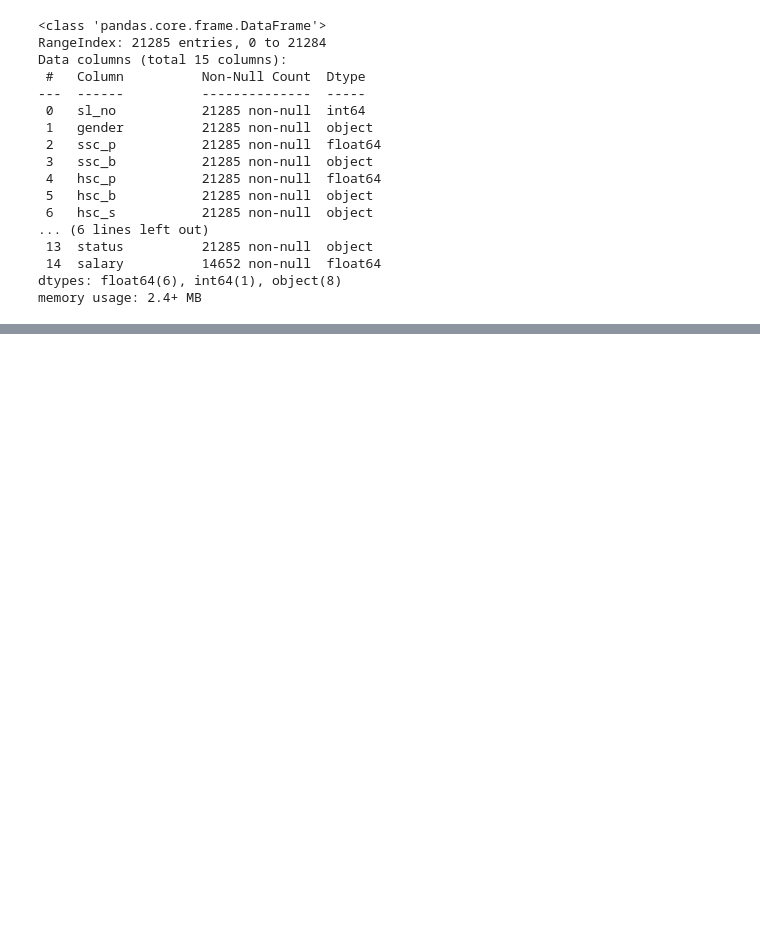
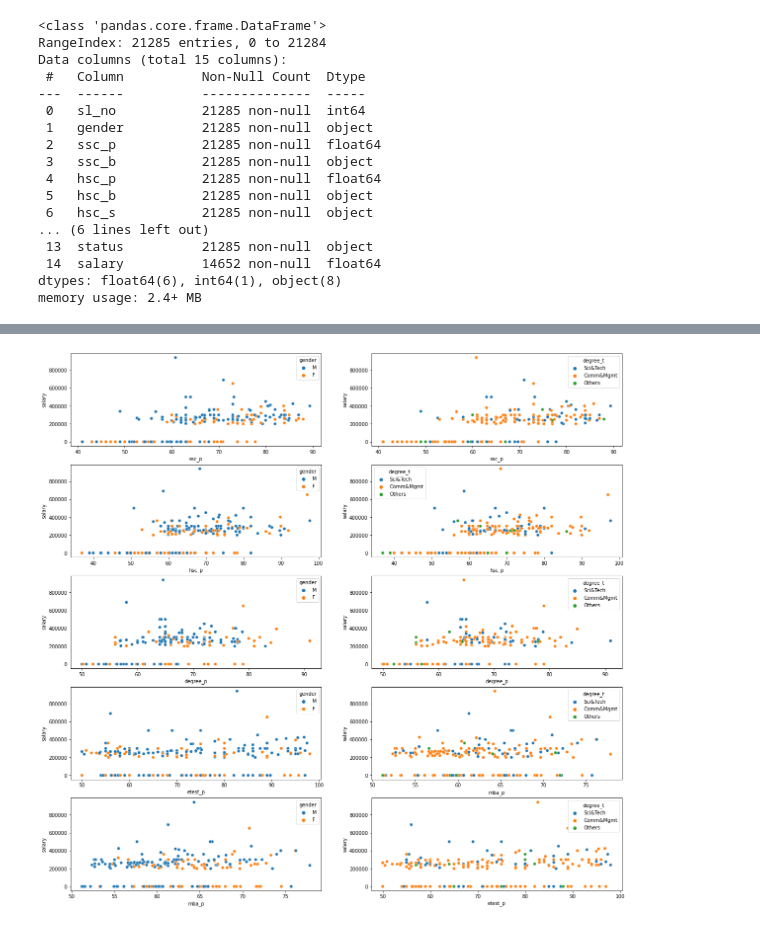
Before and after one commit to 1407arjun/Placement-Data-Visualization, a Jupyter notebook: data_Vis.ipynb, the cells around one changed output, grey strips where cells are left out. Drawn from its saved outputs; the diff is of its cells as text; code cells hidden in the pictures; blank space fills up the shorter version.

```diff
--- a/data_Vis.ipynb
+++ b/data_Vis.ipynb
@@ -95,0 +90,25 @@ SystemExit: 1
+# %%
+plt.figure(figsize=(20,20))
+plt.subplot(5,2,1)
+sns.scatterplot(data=df, x="ssc_p", y="salary", hue="gender")
+plt.subplot(5,2,2)
+sns.scatterplot(data=df, x="ssc_p", y="salary", hue="degree_t")
+plt.subplot(5,2,3)
+sns.scatterplot(data=df, x="hsc_p", y="salary", hue="gender")
+plt.subplot(5,2,4)
+sns.scatterplot(data=df, x="hsc_p", y="salary", hue="degree_t")
+plt.subplot(5,2,5)
+sns.scatterplot(data=df, x="degree_p", y="salary", hue="gender")
+plt.subplot(5,2,6)
+sns.scatterplot(data=df, x="degree_p", y="salary", hue="degree_t")
+plt.subplot(5,2,7)
+sns.scatterplot(data=df, x="etest_p", y="salary", hue="gender")
+plt.subplot(5,2,8)
+sns.scatterplot(data=df, x="mba_p", y="salary", hue="degree_t")
+plt.subplot(5,2,9)
+sns.scatterplot(data=df, x="mba_p", y="salary", hue="gender")
+plt.subplot(5,2,10)
+sns.scatterplot(data=df, x="etest_p", y="salary", hue="degree_t")
+plt.show()
+# %% [output]
+[figure, added]
```
Also changed, not shown: parts of 18 cells of this notebook.
